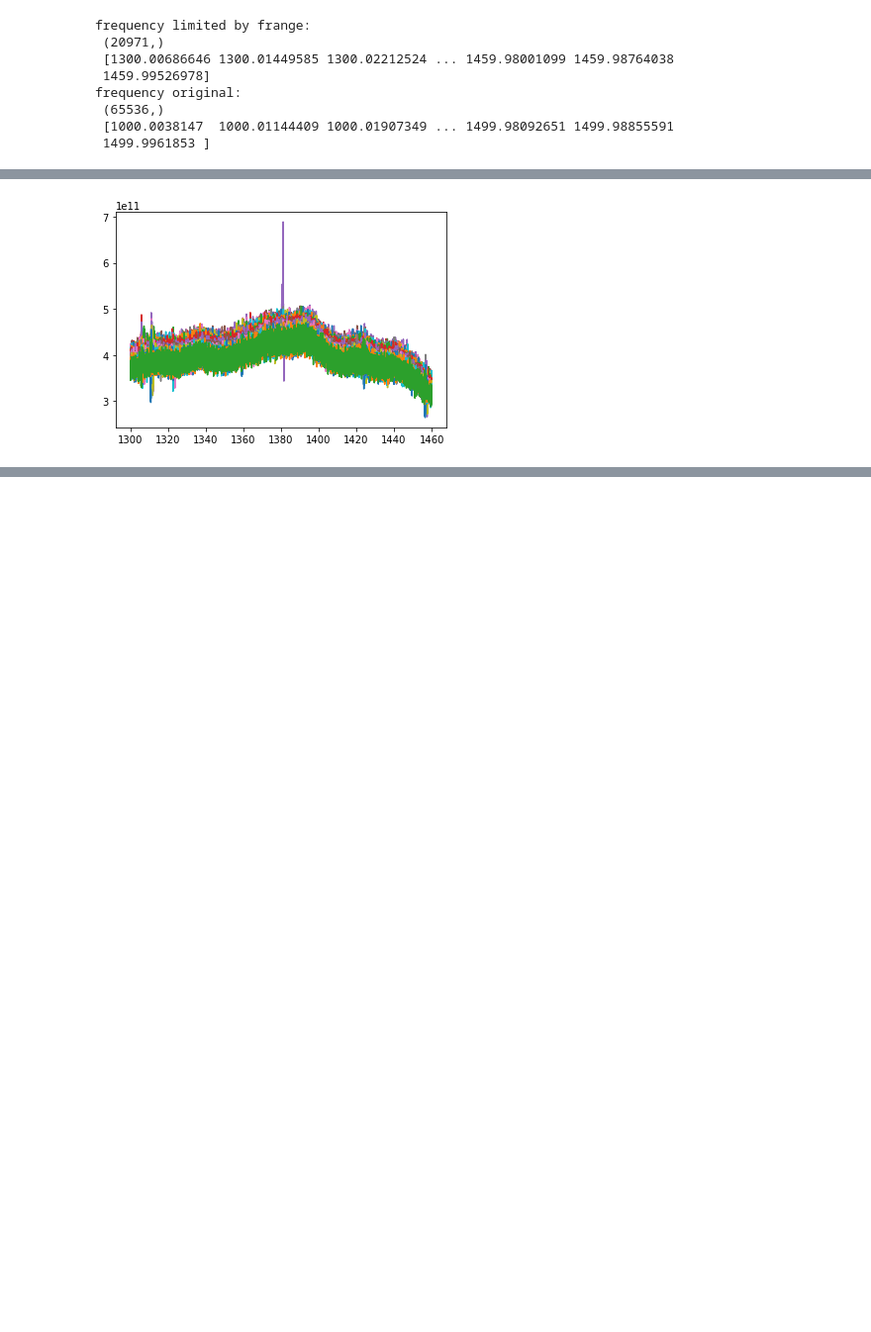
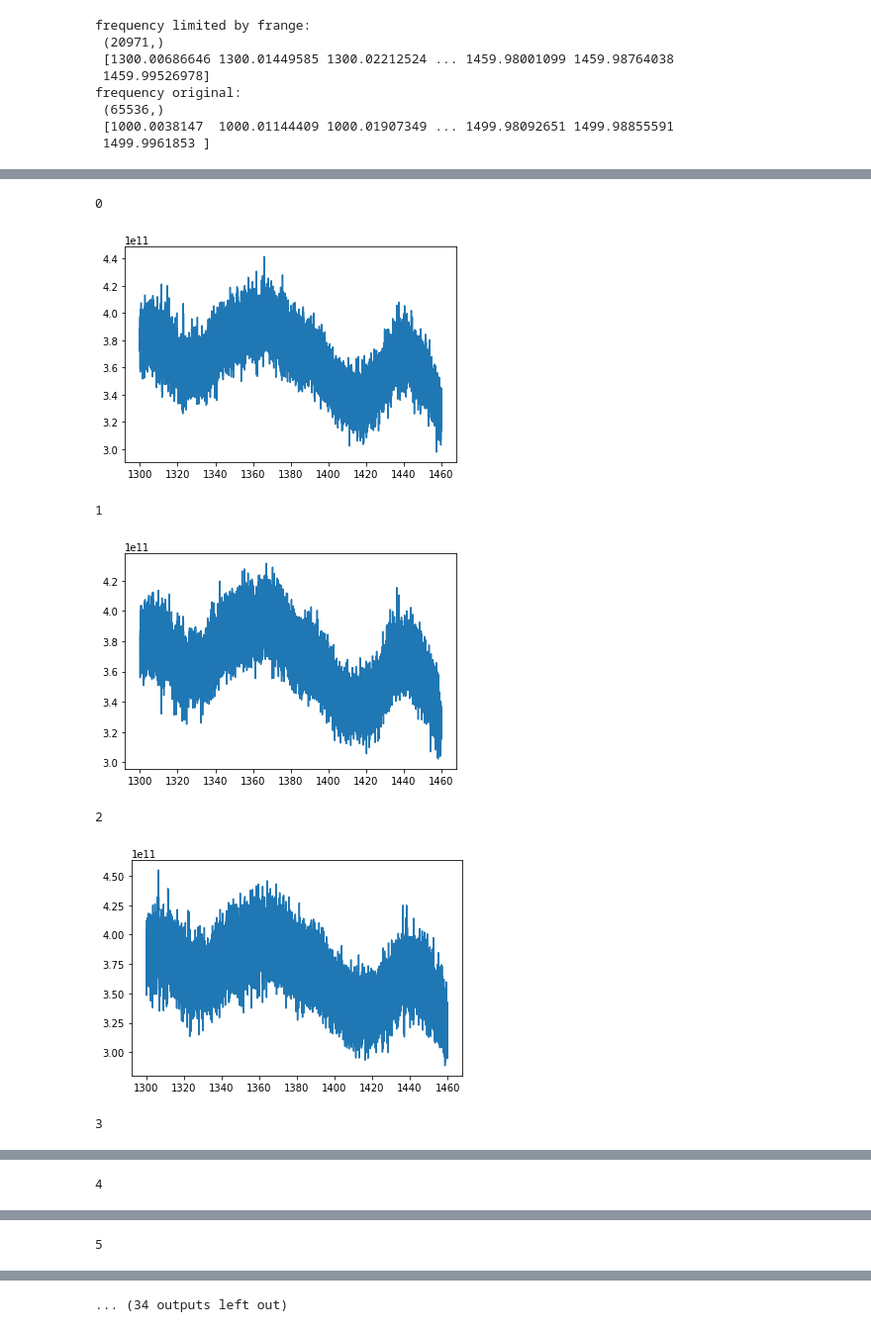
Before and after one commit to jyingjie/hifast, a Jupyter notebook: nbs/00_cal.ipynb, the cells around one changed output, grey strips where cells are left out. Shown at 99% size. Drawn from its saved outputs; the diff is of its cells as text; code cells hidden in the pictures; blank space fills up the shorter version.

```diff
--- a/nbs/00_cal.ipynb
+++ b/nbs/00_cal.ipynb
@@ -515,7 +505,7 @@ class CalOnOff(FastRawSpec):
                 plot_sep(inds_ton.flatten(), np.hstack([inds_toff_bef.reshape(-1),inds_toff_aft.reshape(-1)]),
                          p_ton.reshape(new_shape),
                          np.vstack([p_toff_bef.reshape(new_shape),p_toff_aft.reshape(new_shape)]),
-                         figname=figname, n_max=60, re_tick=True)
+                         figname=figname, n_max=80, re_tick=True)
 
         except AttributeError:
             pass
@@ -649,7 +639,7 @@ class CalOnOff(FastRawSpec):
             res.update(extra)
             res['mjd'] = np.hstack(mjds)
             res['freq'] = self.freq_use
-            res['T'] = np.vstack(Ts)
+            res['Ta'] = np.vstack(Ts)
             res['Tcal'] = tc_inter
             outname= self.out_name_base + f"-specs_T.hdf5"
             save_dict_hdf5(outname,res, header=header)
@@ -714,8 +701,8 @@ def plot_sep(inds_on, inds_off, val_on, val_off, axs=None, figname=None, n_max=4
 # %%
-fname_part = '/data/hw1/FAST/3047/M31_Drift_v3_6/20210203/M31_Drift_v3_6_arcdrift-M01_W_0001.fits'
-#噪音管参数(Delay/ON/OFF(s)): 3/3/997
+fname_part = '/data/hw1/FAST/3047/M31_Drift_v3_6/20210203/M31_Drift_v3_6_arcdrift-M12_W_0001.fits'
+#噪音管参数(Delay/ON/OFF(s)): 3/3/297
 # 采样(s): 0.5
 n_delay, n_on, n_off = 6, 6, 594
-Fd = CalOnOff(fname_part, n_delay, n_on, n_off, frange=[1300, 1460], verbose=True)
+Fd = CalOnOff(fname_part, n_delay, n_on, n_off, frange=[1300, 1460],verbose=True)
 # %% [output]
 files:
@@ -747,4 +742,4 @@ Fd.gen_out_name_base('./')
 # %%
 %matplotlib inline
-p_cals = Fd._get_cal_power_s(Fd.inds_ton, Fd.inds_toff_bef, Fd.inds_toff_aft)
+p_cals = Fd._get_cal_power(Fd.inds_ton, Fd.inds_toff_bef, Fd.inds_toff_aft)
 # %% [output]
@@ -752,8 +749,15 @@ p_cals = Fd._get_cal_power_s(Fd.inds_ton, Fd.inds_toff_bef, Fd.inds_toff_aft)
 # %%
 %matplotlib inline
 
-for p_cal in p_cals[...,0]:
+for i,p_cal in enumerate(p_cals[...,0]):
     plt.plot(Fd.freq_use, p_cal)
-    #plt.show()
+    print(i)
+    plt.show()
 # %% [output]
+0
-[figure, old version]
+[figure, new version]
+1
+[figure, added]
+2
+[figure, added]
+3
@@ -759,0 +765 @@ for p_cal in p_cals[...,0]:
+4
@@ -759,0 +767 @@ for p_cal in p_cals[...,0]:
+5
@@ -760,3 +769,4 @@ for p_cal in p_cals[...,0]:
+... (34 outputs left out)
 # %%
 %matplotlib inline
 
```
Also changed, not shown: parts of 17 cells of this notebook, 15 other files.
